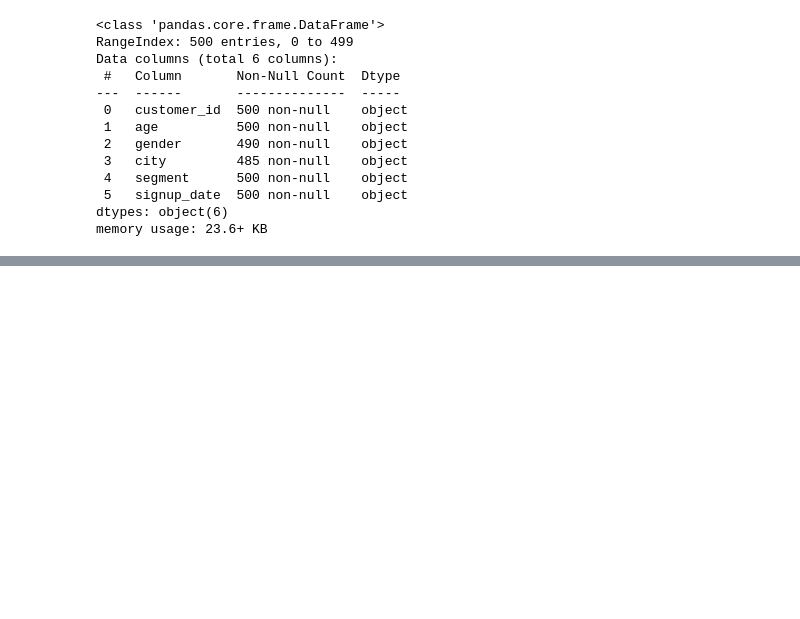
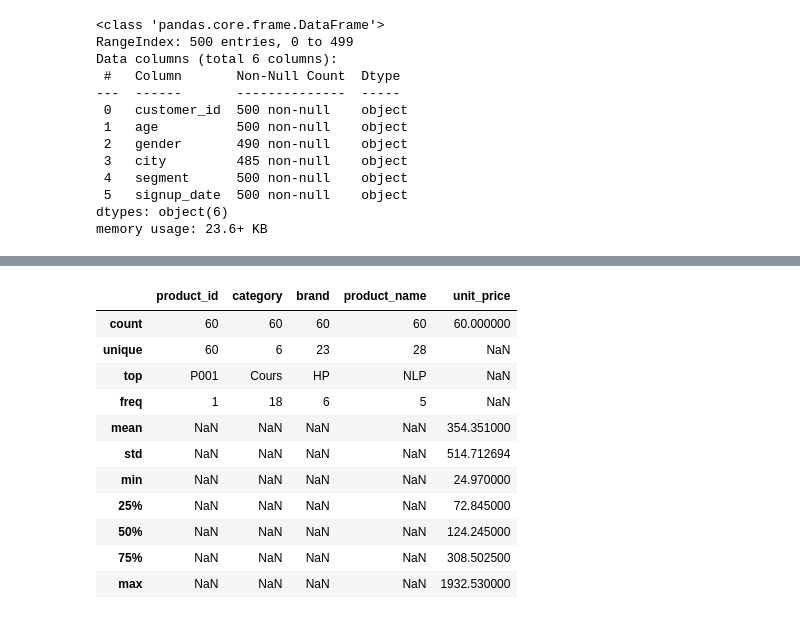
Before and after one commit to Poincare008/Mini_Projet_Pandas, a Jupyter notebook: Mini_Projet_Pandas.ipynb, the cells around one changed output, grey strips where cells are left out. Saved outputs shown, nothing was run; the diff lists cells and outputs as text; code cells hidden in the pictures; blank space fills up the shorter version.

```diff
--- a/Mini_Projet_Pandas.ipynb
+++ b/Mini_Projet_Pandas.ipynb
@@ -67,0 +123,15 @@ memory usage: 23.6+ KB
+# %%
+products.describe(include="all")
+# %% [output]
+|  | product_id | category | brand | product_name | unit_price |
+| count | 60 | 60 | 60 | 60 | 60.000000 |
+| unique | 60 | 6 | 23 | 28 | NaN |
+| top | P001 | Cours | HP | NLP | NaN |
+| freq | 1 | 18 | 6 | 5 | NaN |
+| mean | NaN | NaN | NaN | NaN | 354.351000 |
+| std | NaN | NaN | NaN | NaN | 514.712694 |
+| min | NaN | NaN | NaN | NaN | 24.970000 |
+| 25% | NaN | NaN | NaN | NaN | 72.845000 |
+| 50% | NaN | NaN | NaN | NaN | 124.245000 |
+| 75% | NaN | NaN | NaN | NaN | 308.502500 |
+| max | NaN | NaN | NaN | NaN | 1932.530000 |
```
Also changed, not shown: parts of 8 cells of this notebook.
